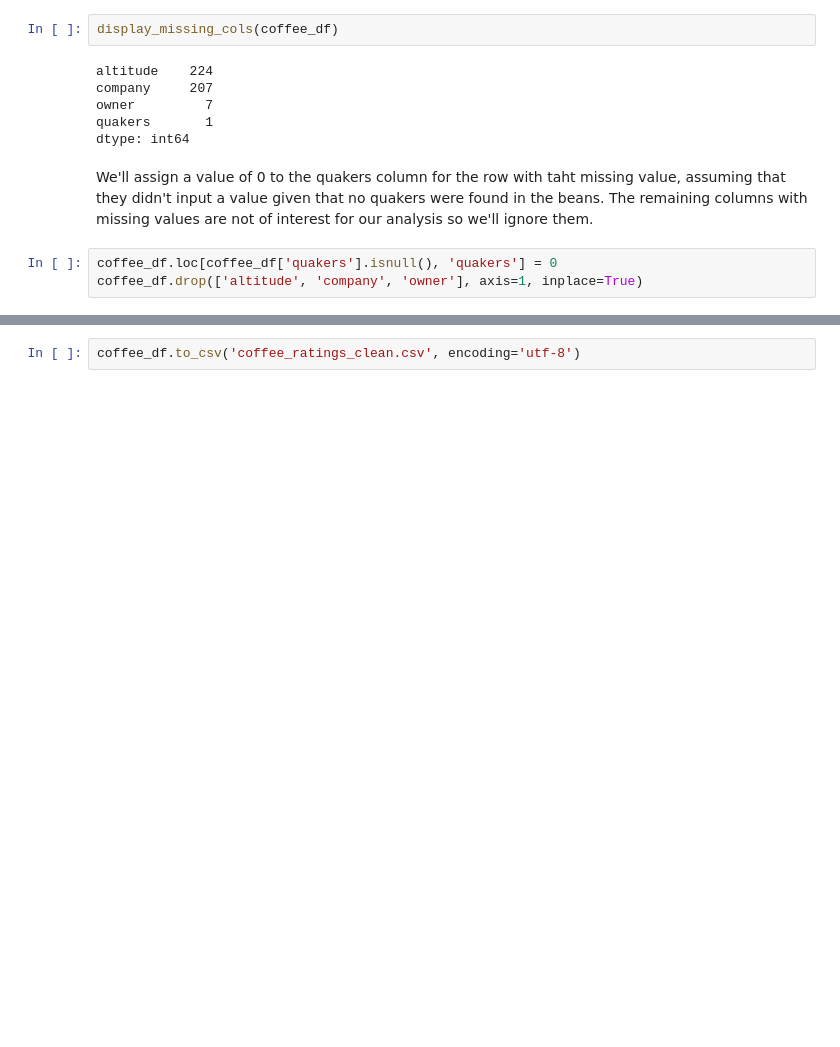
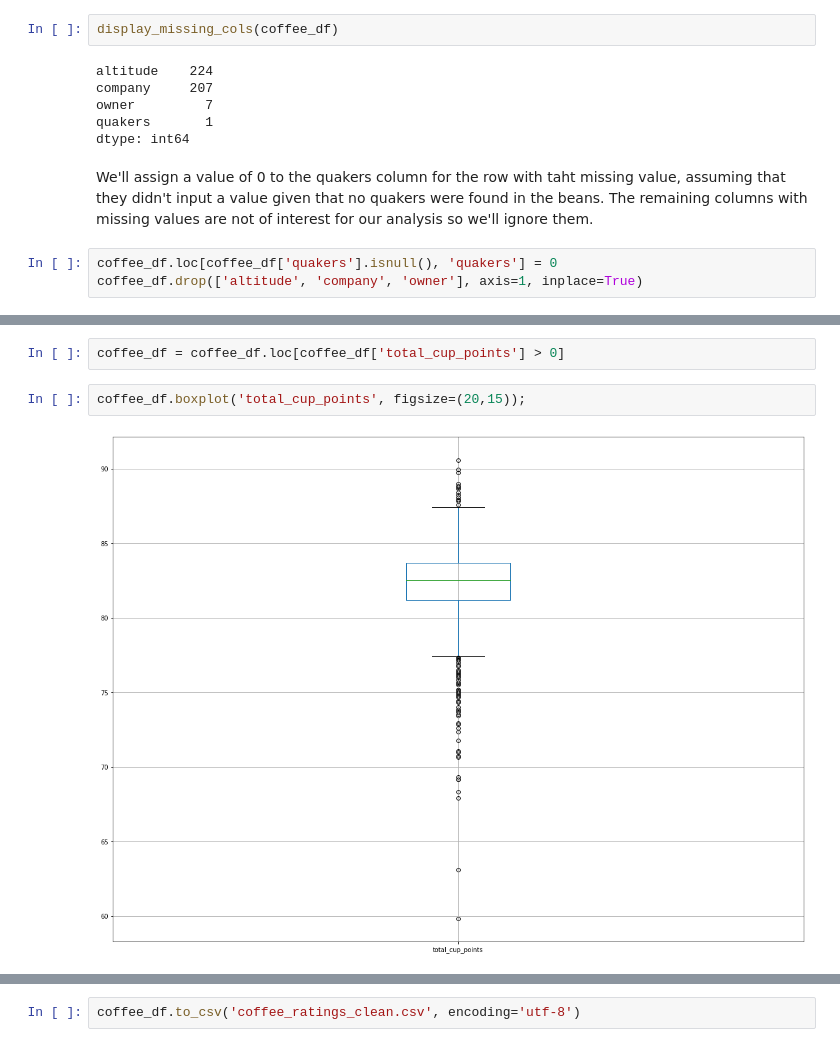
Before and after one commit to FuegoDiego/coffee_ratings, a Jupyter notebook: Coffee Ratings Cleanup.ipynb, the cells around one changed output, grey strips where cells are left out. Saved outputs shown, nothing was run; the diff lists cells and outputs as text; blank space fills up the shorter version.

```diff
--- a/Coffee Ratings Cleanup.ipynb
+++ b/Coffee Ratings Cleanup.ipynb
@@ -900,0 +894,6 @@ coffee_df.drop(['altitude', 'company', 'owner'], axis=1, inplace=True)
+# %%
+coffee_df = coffee_df.loc[coffee_df['total_cup_points'] > 0]
+# %%
+coffee_df.boxplot('total_cup_points', figsize=(20,15));
+# %% [output]
+[figure, added]
```
Also changed, not shown: parts of 14 cells of this notebook.
